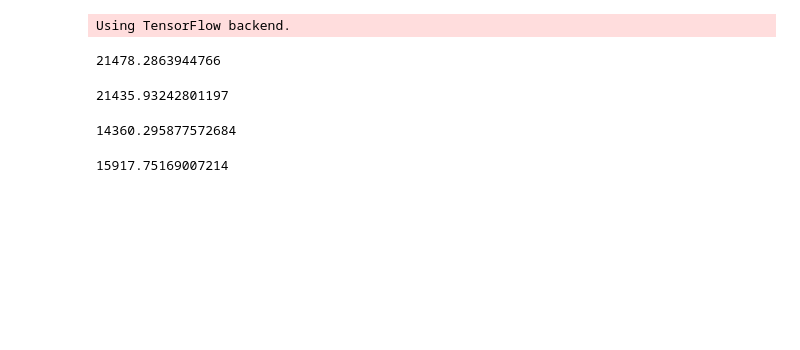
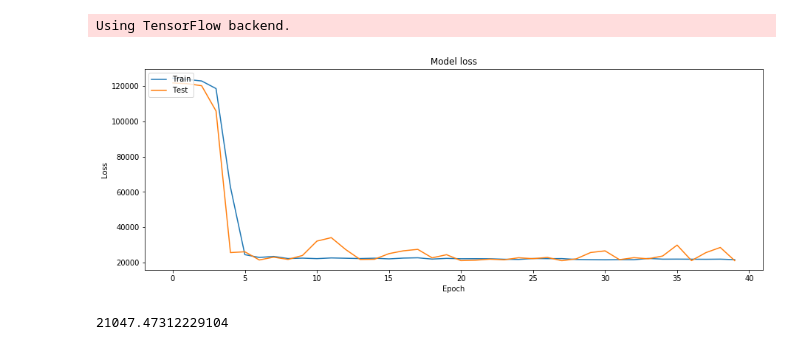
Before and after one commit to s-ankur/ug-project, a Jupyter notebook: simple_dnn.ipynb, the cells around one changed output. Drawn from its saved outputs; the diff is of its cells as text; code cells hidden in the pictures; blank space fills up the shorter version.

Commit message:
Added plot history

```diff
--- a/simple_dnn.ipynb
+++ b/simple_dnn.ipynb
@@ -8 +9,4 @@ warnings.filterwarnings("ignore")
 tf.get_logger().setLevel('ERROR')
+# %%
+import matplotlib.pyplot as plt
+plt.rcParams['figure.figsize'] = [15, 5]
@@ -27,32 +34,24 @@ df_train,df_test = suny_international.train_test_split(df)
 # %%
 X=np.array(df_train.index.minute+df_train.index.hour*60).reshape(-1,1)
 y=np.array(df_train['GHI'])
+X_val=np.array(df_test.index.minute+df_test.index.hour*60).reshape(-1,1)
+y_val=np.array(df_test['GHI'])
 model = baseline_model(1)
-history=model.fit(X,y,epochs=40,verbose=False)
+history=model.fit(X,y,validation_data=(X_val,y_val),epochs=40,verbose=False)
 model.save('models/simple_dnn_daily.h5')
-print(history.history['loss'][-1])
+simple_dnn_daily = history
-# %% [output]
-21478.2863944766
-# %%
-X=np.array(df_test.index.minute+df_test.index.hour*60).reshape(-1,1)
-y=np.array(df_test['GHI'])
-y_pred = model.predict(X)
-metrics.mean_squared_error(y_true=y,y_pred=y_pred)
-# %% [output]
-21435.93242801197
+# %%
+plot_history(history)
+print(history.history['val_loss'][-1])
+# %% [output]
+[figure, added]
+21047.47312229104
 # %%
 X=np.array([df_train.index.minute+df_train.index.hour*60,df_train.index.month]).T
 y=np.array(df_train['GHI'])
+X_val=np.array([df_test.index.minute+df_test.index.hour*60,df_test.index.month]).T
+y_val=np.array(df_test['GHI'])
 model = baseline_model(X.shape[-1])
-history=model.fit(X,y,epochs=40,verbose=False)
+history=model.fit(X,y,validation_data=(X_val,y_val),epochs=40,verbose=False)
 model.save('models/simple_dnn_monthly.h5')
-print(history.history['loss'][-1])
+simple_dnn_monthly = history
-# %% [output]
-14360.295877572684
-# %%
-X=np.array([df_test.index.minute+df_test.index.hour*60,df_test.index.month]).T
-y=np.array(df_test['GHI'])
-y_pred = model.predict(X)
-metrics.mean_squared_error(y_true=y,y_pred=y_pred)
-# %% [output]
-15917.75169007214
```
Also changed, not shown: parts of 8 cells of this notebook, 6 other files.
